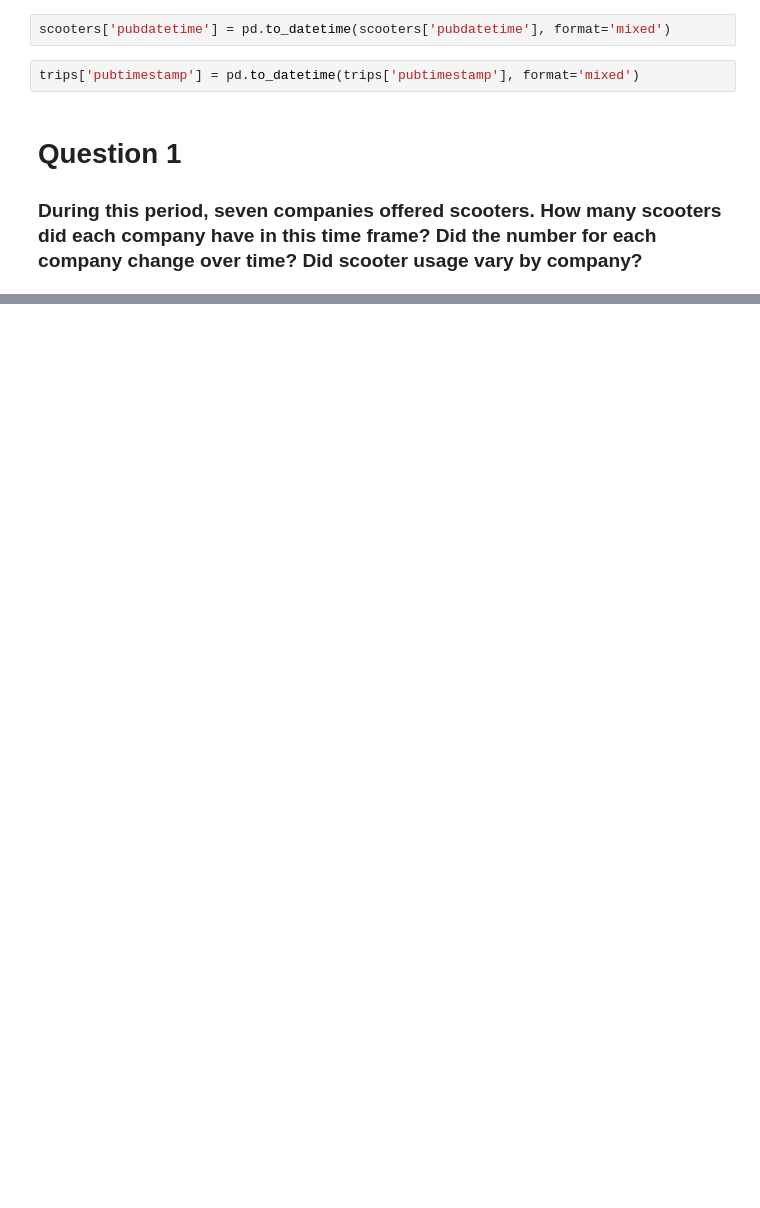
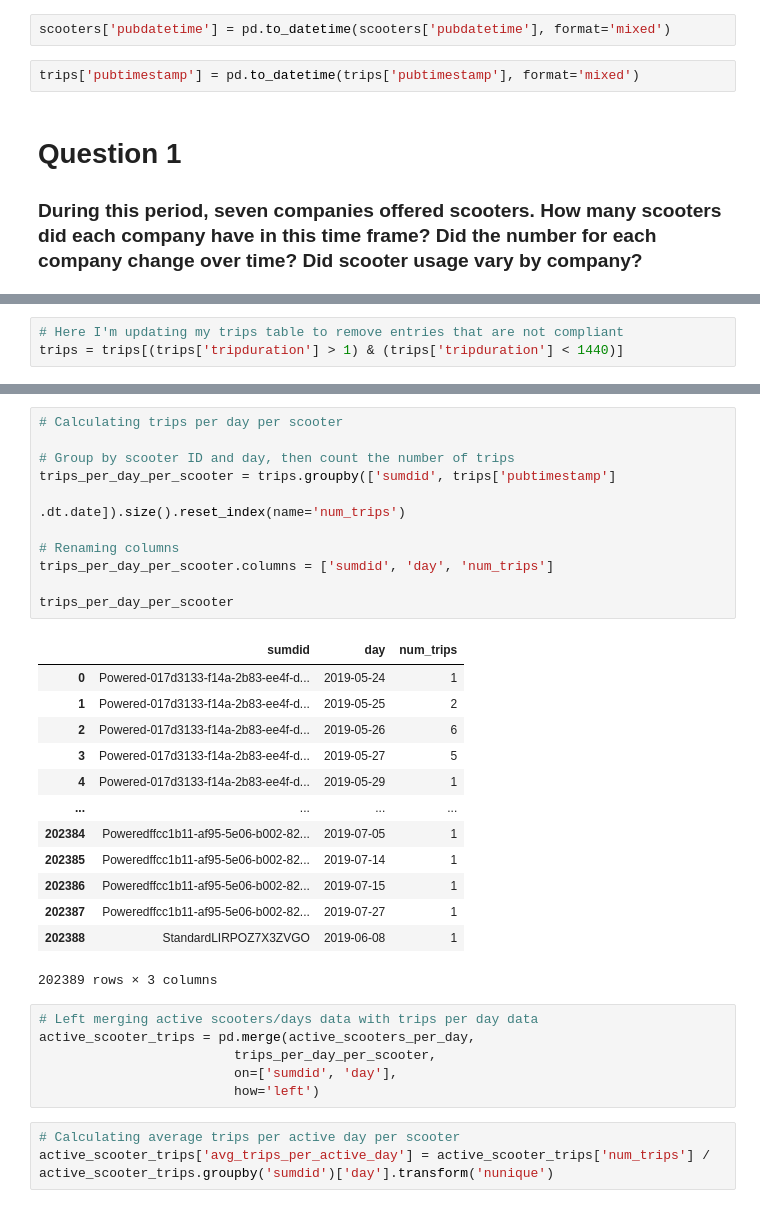
Before and after one commit to NSS-Data-Analytics-Cohort-11/scooters-no-pineapple, a Jupyter notebook: notebook/scooters.ipynb, the cells around one changed output, grey strips where cells are left out. Cells and saved outputs as stored; diff of their text form; blank space fills up the shorter version.

```diff
--- a/notebook/scooters.ipynb
+++ b/notebook/scooters.ipynb
@@ -182,0 +197,3 @@ plt.show()
+# %%
+# Here I'm updating my trips table to remove entries that are not compliant
+trips = trips[(trips['tripduration'] > 1) & (trips['tripduration'] < 1440)]
@@ -182,0 +214,34 @@ plt.show()
+# %%
+# Calculating trips per day per scooter
+
+# Group by scooter ID and day, then count the number of trips
+trips_per_day_per_scooter = trips.groupby(['sumdid', trips['pubtimestamp']
+                                           .dt.date]).size().reset_index(name='num_trips')
+
+# Renaming columns
+trips_per_day_per_scooter.columns = ['sumdid', 'day', 'num_trips']
+
+trips_per_day_per_scooter
+# %% [output]
+|  | sumdid | day | num_trips |
+| 0 | Powered-017d3133-f14a-2b83-ee4f-d... | 2019-05-24 | 1 |
+| 1 | Powered-017d3133-f14a-2b83-ee4f-d... | 2019-05-25 | 2 |
+| 2 | Powered-017d3133-f14a-2b83-ee4f-d... | 2019-05-26 | 6 |
+| 3 | Powered-017d3133-f14a-2b83-ee4f-d... | 2019-05-27 | 5 |
+| 4 | Powered-017d3133-f14a-2b83-ee4f-d... | 2019-05-29 | 1 |
+| ... | ... | ... | ... |
+| 202384 | Poweredffcc1b11-af95-5e06-b002-82... | 2019-07-05 | 1 |
+| 202385 | Poweredffcc1b11-af95-5e06-b002-82... | 2019-07-14 | 1 |
+| 202386 | Poweredffcc1b11-af95-5e06-b002-82... | 2019-07-15 | 1 |
+| 202387 | Poweredffcc1b11-af95-5e06-b002-82... | 2019-07-27 | 1 |
+| 202388 | StandardLIRPOZ7X3ZVGO | 2019-06-08 | 1 |
+202389 rows × 3 columns
+# %%
+# Left merging active scooters/days data with trips per day data
+active_scooter_trips = pd.merge(active_scooters_per_day,
+                         trips_per_day_per_scooter,
+                         on=['sumdid', 'day'],
+                         how='left')
+# %%
+# Calculating average trips per active day per scooter
+active_scooter_trips['avg_trips_per_active_day'] = active_scooter_trips['num_trips'] / active_scooter_trips.groupby('sumdid')['day'].transform('nunique')
```
Also changed, not shown: parts of 14 cells of this notebook.
